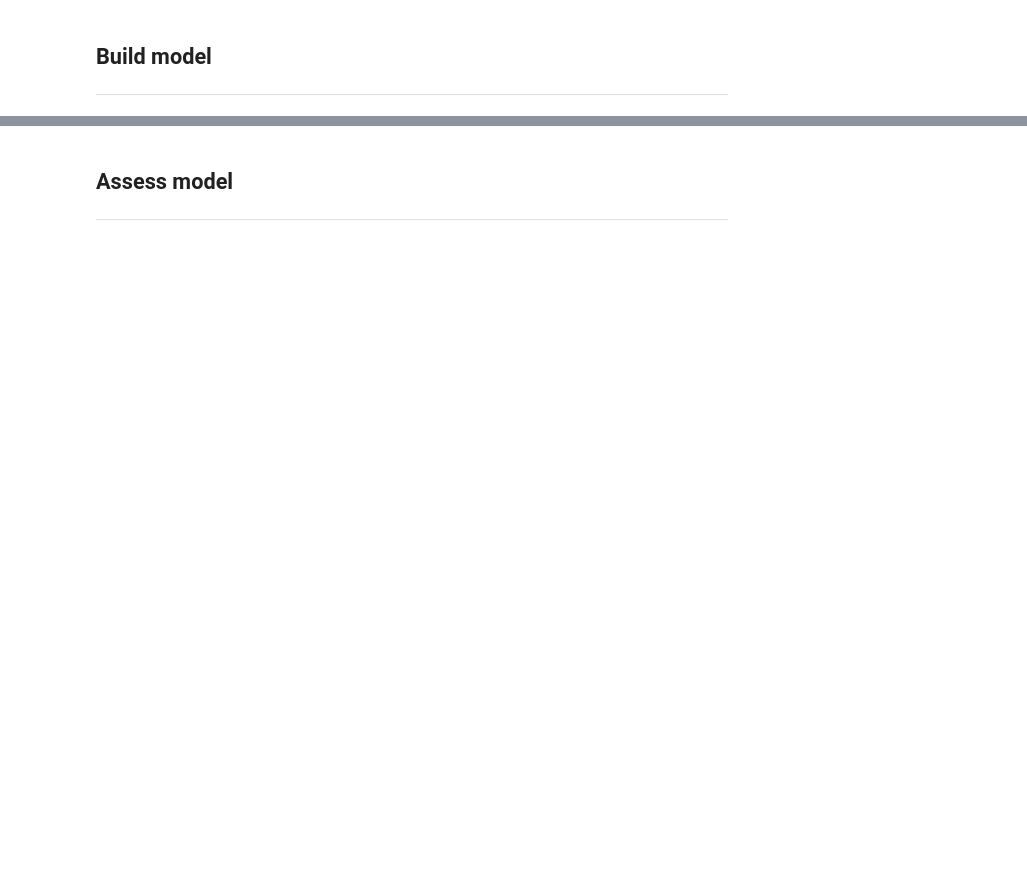
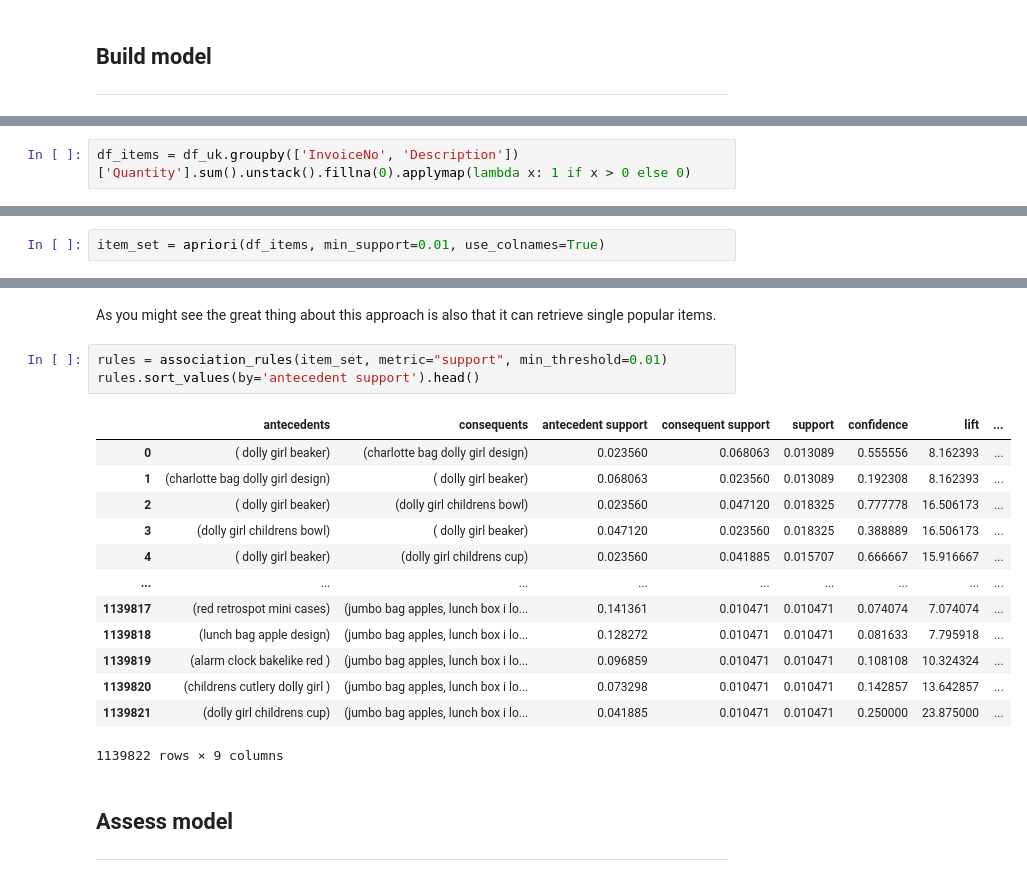
Before and after one commit to DanisAlukaev/Data-Mining, a Jupyter notebook: session01/4. Modeling.ipynb, the cells around one changed output, grey strips where cells are left out. Cells and saved outputs as stored; diff of their text form; blank space fills up the shorter version.

```diff
--- a/session01/4. Modeling.ipynb
+++ b/session01/4. Modeling.ipynb
@@ -195,0 +178,2 @@ y_pred = np.argmax(y_prob, axis=1)
+# %%
+df_items = df_uk.groupby(['InvoiceNo', 'Description'])['Quantity'].sum().unstack().fillna(0).applymap(lambda x: 1 if x > 0 else 0)
@@ -195,0 +187,2 @@ y_pred = np.argmax(y_prob, axis=1)
+# %%
+item_set = apriori(df_items, min_support=0.01, use_colnames=True)
@@ -196,3 +212,22 @@ y_pred = np.argmax(y_prob, axis=1)
+# %% [markdown]
+As you might see the great thing about this approach is also that it can retrieve single popular items.
+# %%
+rules = association_rules(item_set, metric="support", min_threshold=0.01)
+rules.sort_values(by='antecedent support').head()
+# %% [output]
+|  | antecedents | consequents | antecedent support | consequent support | support | confidence | lift | ... |
+| 0 | ( dolly girl beaker) | (charlotte bag dolly girl design) | 0.023560 | 0.068063 | 0.013089 | 0.555556 | 8.162393 | ... |
+| 1 | (charlotte bag dolly girl design) | ( dolly girl beaker) | 0.068063 | 0.023560 | 0.013089 | 0.192308 | 8.162393 | ... |
+| 2 | ( dolly girl beaker) | (dolly girl childrens bowl) | 0.023560 | 0.047120 | 0.018325 | 0.777778 | 16.506173 | ... |
+| 3 | (dolly girl childrens bowl) | ( dolly girl beaker) | 0.047120 | 0.023560 | 0.018325 | 0.388889 | 16.506173 | ... |
+| 4 | ( dolly girl beaker) | (dolly girl childrens cup) | 0.023560 | 0.041885 | 0.015707 | 0.666667 | 15.916667 | ... |
+| ... | ... | ... | ... | ... | ... | ... | ... | ... |
+| 1139817 | (red retrospot mini cases) | (jumbo bag apples, lunch box i lo... | 0.141361 | 0.010471 | 0.010471 | 0.074074 | 7.074074 | ... |
+| 1139818 | (lunch bag apple design) | (jumbo bag apples, lunch box i lo... | 0.128272 | 0.010471 | 0.010471 | 0.081633 | 7.795918 | ... |
+| 1139819 | (alarm clock bakelike red ) | (jumbo bag apples, lunch box i lo... | 0.096859 | 0.010471 | 0.010471 | 0.108108 | 10.324324 | ... |
+| 1139820 | (childrens cutlery dolly girl ) | (jumbo bag apples, lunch box i lo... | 0.073298 | 0.010471 | 0.010471 | 0.142857 | 13.642857 | ... |
+| 1139821 | (dolly girl childrens cup) | (jumbo bag apples, lunch box i lo... | 0.041885 | 0.010471 | 0.010471 | 0.250000 | 23.875000 | ... |
+1139822 rows × 9 columns
 # %% [markdown]
 ## Assess model
 -------------
```
Also changed, not shown: parts of 39 cells of this notebook.
